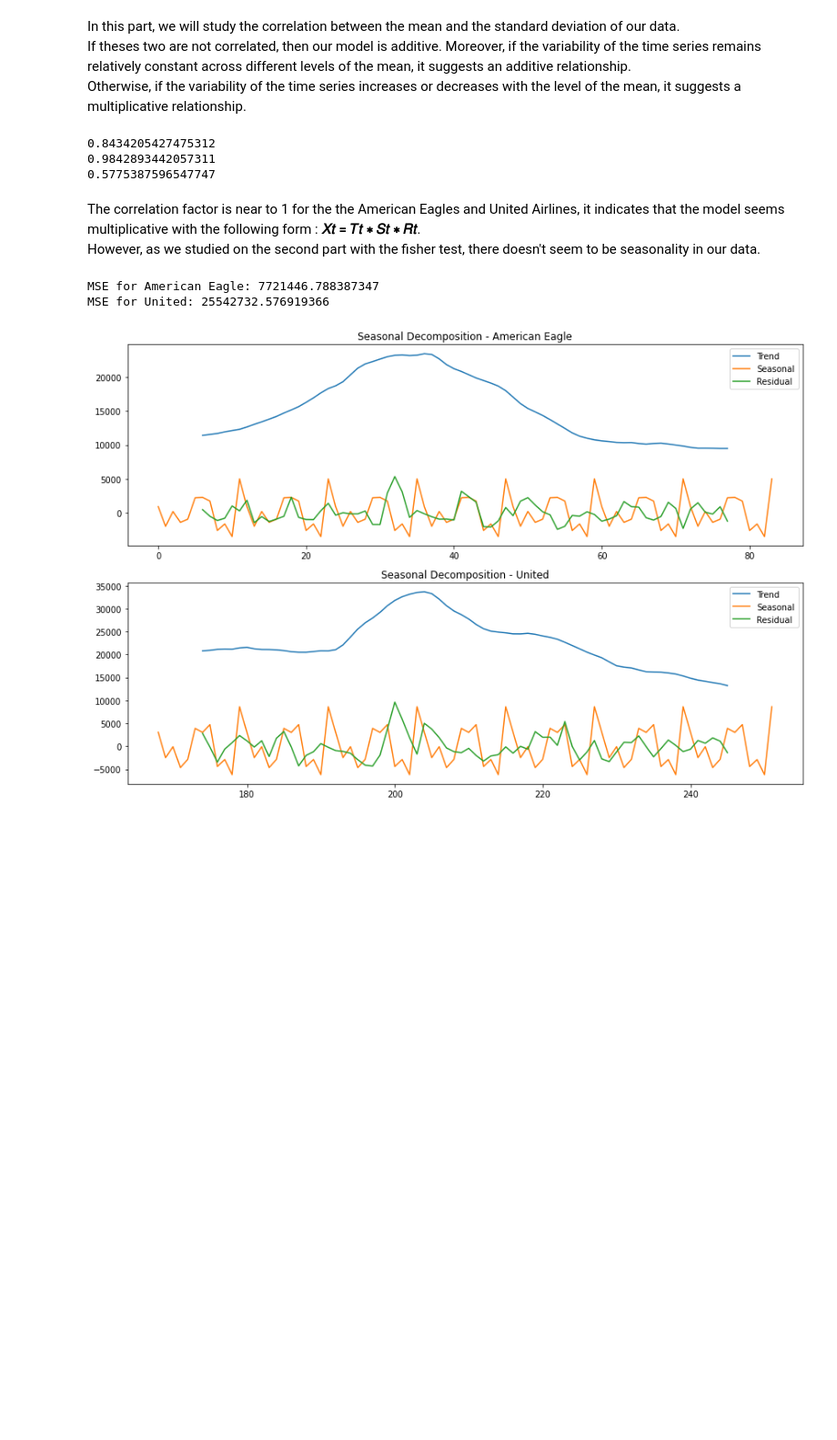
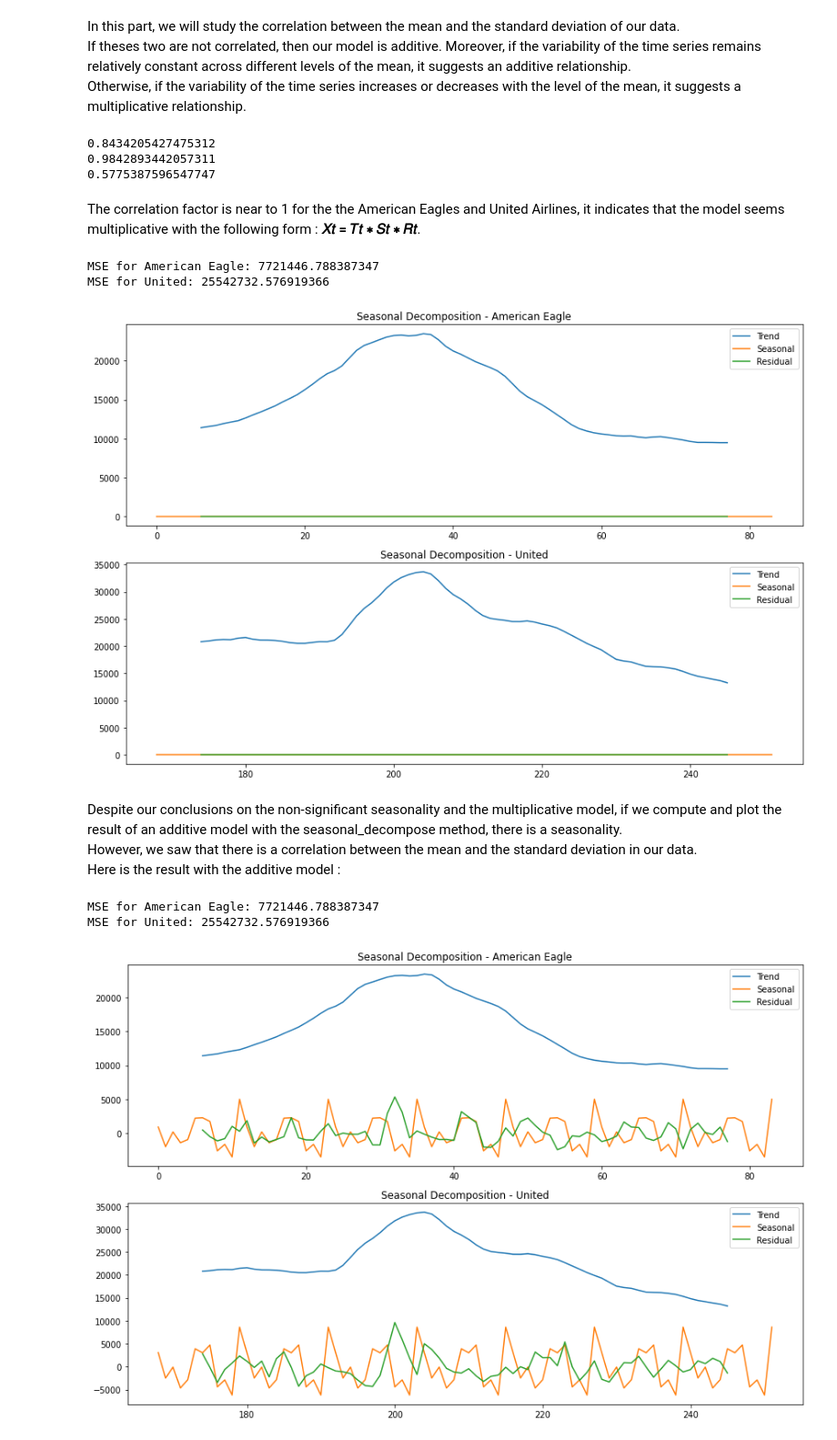
Before and after one commit to claragbl/Time_Series_Analysis_Project, a Jupyter notebook: Time_Series_Gaubil_Rageot.ipynb, the cells around one changed output. Shown: that part at 91% size. Saved outputs shown, nothing was run; the diff lists cells and outputs as text; code cells hidden in the pictures; blank space fills up the shorter version.

```diff
--- a/Time_Series_Gaubil_Rageot.ipynb
+++ b/Time_Series_Gaubil_Rageot.ipynb
@@ -472,7 +474,50 @@ for airline in airlines:
 0.5775387596547747
 # %% [markdown]
 The correlation factor is near to 1 for the the American Eagles and United Airlines, it indicates that the model seems multiplicative with the following form : **𝑋𝑡 = 𝑇𝑡 ∗ 𝑆𝑡 ∗ 𝑅𝑡**.
-However, as we studied on the second part with the fisher test, there doesn't seem to be seasonality in our data.
+# %%
+# Decompose the time series for American Eagle
+result_ae2 = seasonal_decompose(df_baggage[df_baggage['Airline'] == 'American Eagle']['Baggage'], model='multiplicative', period=12)
+trend_ae2 = result_ae2.trend.dropna()
+
+# Decompose the time series for United
+result_united2 = seasonal_decompose(df_baggage[df_baggage['Airline'] == 'United']['Baggage'], model='multiplicative', period=12)
+trend_united2 = result_united2.trend.dropna()
+
+# Calculate MSE for American Eagle
+mse_ae2 = ((df_baggage[df_baggage['Airline'] == 'American Eagle']['Baggage'].loc[trend_ae2.index] - trend_ae2) ** 2).mean()
+
+# Calculate MSE for United
+mse_united2 = ((df_baggage[df_baggage['Airline'] == 'United']['Baggage'].loc[trend_united2.index] - trend_united2) ** 2).mean()
+
+print("MSE for American Eagle:", mse_ae2)
+print("MSE for United:", mse_united2)
+
+plt.figure(figsize=(12, 8))
+
+plt.subplot(2, 1, 1)
+plt.title('Seasonal Decomposition - American Eagle')
+result_ae2.trend.plot(label='Trend')
+result_ae2.seasonal.plot(label='Seasonal')
+result_ae2.resid.plot(label='Residual')
+plt.legend()
+
+plt.subplot(2, 1, 2)
+plt.title('Seasonal Decomposition - United')
+result_united2.trend.plot(label='Trend')
+result_united2.seasonal.plot(label='Seasonal')
+result_united2.resid.plot(label='Residual')
+plt.legend()
+
+plt.tight_layout()
+plt.show()
+# %% [output]
+MSE for American Eagle: 7721446.788387347
+MSE for United: 25542732.576919366
+[figure, added]
+# %% [markdown]
+Despite our conclusions on the non-significant seasonality and the multiplicative model, if we compute and plot the result of an additive model with the seasonal_decompose method, there is a seasonality.
+However, we saw that there is a correlation between the mean and the standard deviation in our data.
+Here is the result with the additive model :
 # %%
 # Decompose the time series for American Eagle
 result_ae2 = seasonal_decompose(df_baggage[df_baggage['Airline'] == 'American Eagle']['Baggage'], model='additive', period=12)
```
Also changed, not shown: parts of 2 cells of this notebook.
